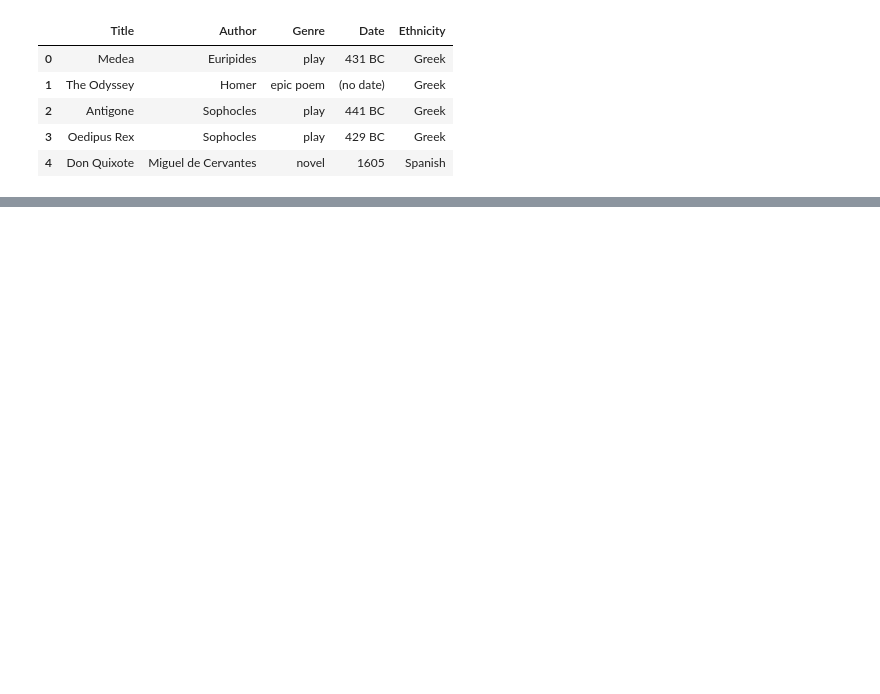
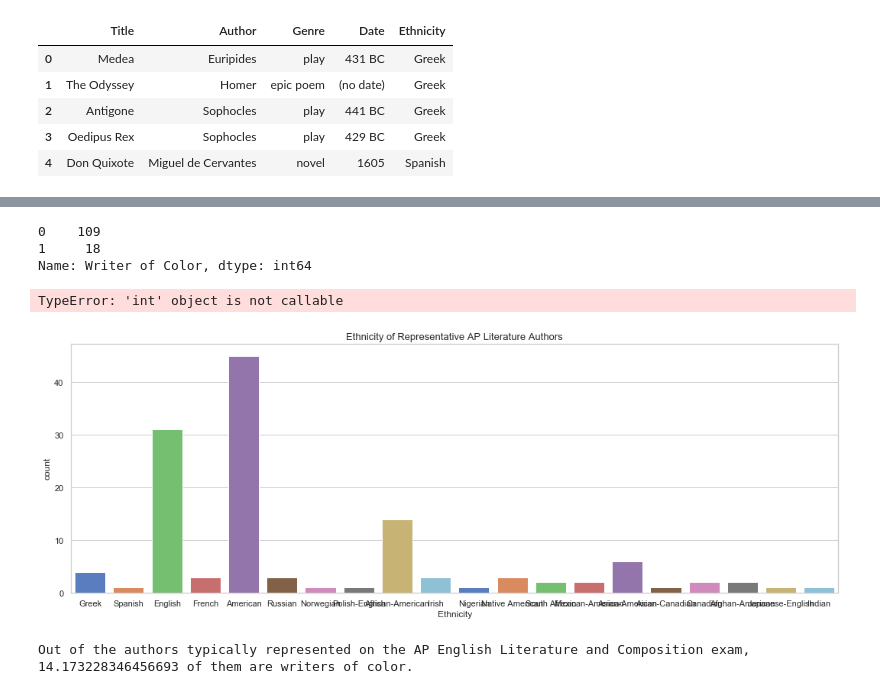
Before and after one commit to jtillis0317/Drills-and-Projects, a Jupyter notebook: Unit 1 Capstone.ipynb, the cells around one changed output, grey strips where cells are left out. Saved outputs shown, nothing was run; the diff lists cells and outputs as text; code cells hidden in the pictures; blank space fills up the shorter version.

```diff
--- a/Unit 1 Capstone.ipynb
+++ b/Unit 1 Capstone.ipynb
@@ -269,0 +312,19 @@ ap_authors.head()
+# %%
+ap_authors["Writer of Color"].value_counts()
+# %% [output]
+0    109
+1     18
+Name: Writer of Color, dtype: int64
+# %%
+plt.figure(figsize=(18,6))
+sns.countplot(x="Ethnicity", data=ap_authors, palette="muted")
+plt.title("Ethnicity of Representative AP Literature Authors", fontsize=13)
+plt.xticks(rotation=70)
+# %% [output]
+TypeError: 'int' object is not callable
+[figure, added]
+# %%
+print("Out of the authors typically represented on the AP English Literature and Composition exam,",
+      (ap_authors["Writer of Color"].mean())*100, "of them are writers of color.")
+# %% [output]
+Out of the authors typically represented on the AP English Literature and Composition exam, 14.173228346456693 of them are writers of color.
```
Also changed, not shown: parts of 5 cells of this notebook.
